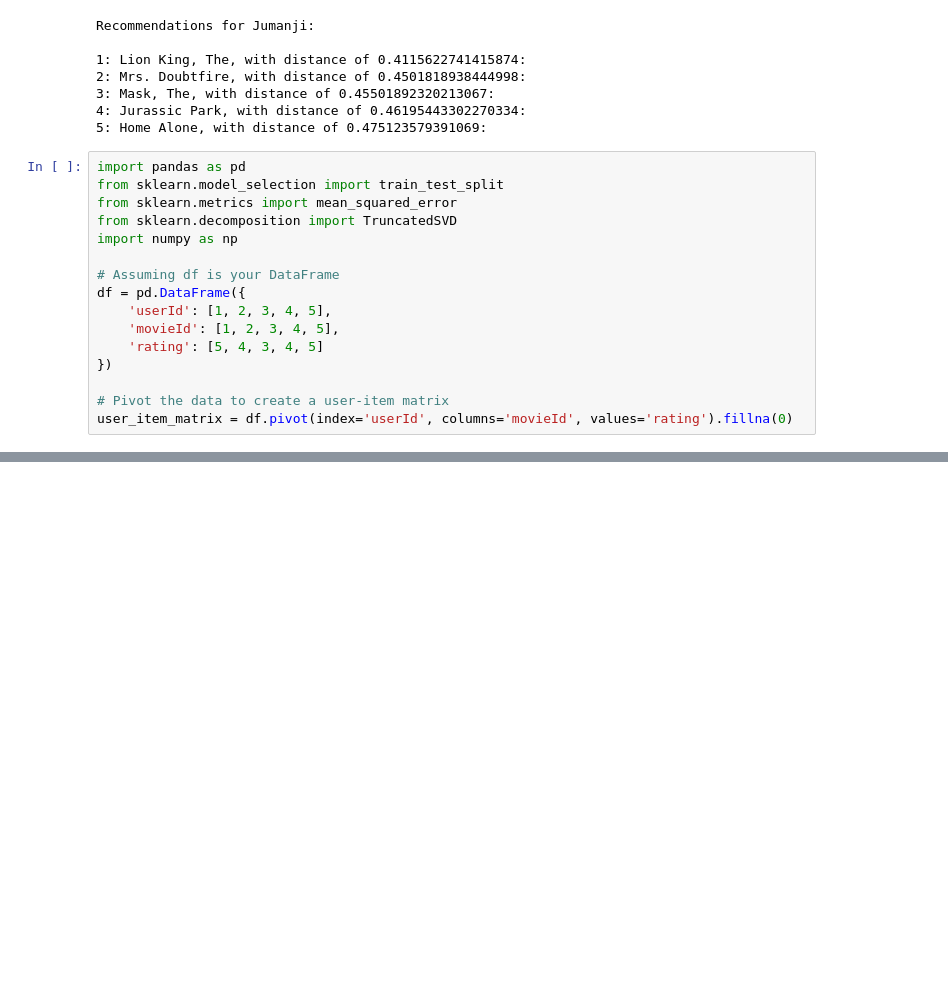
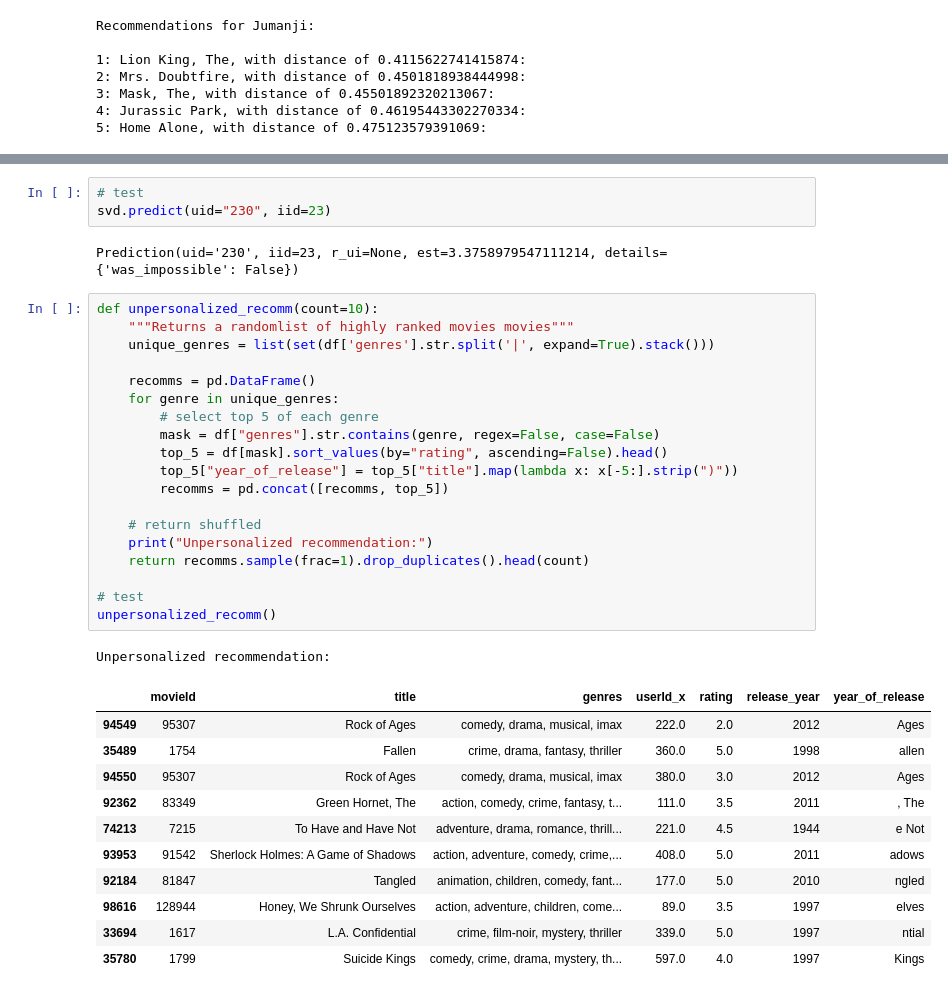
Before and after one commit to Allan-Kipkemei/Movie-Recommendation-System, a Jupyter notebook: Recommender.ipynb, the cells around one changed output, grey strips where cells are left out. Cells and saved outputs as stored; diff of their text form; blank space fills up the shorter version.

```diff
--- a/Recommender.ipynb
+++ b/Recommender.ipynb
@@ -1311,19 +1357,3 @@ Recommendations for Jumanji:
 3: Mask, The, with distance of 0.45501892320213067:
 4: Jurassic Park, with distance of 0.46195443302270334:
 5: Home Alone, with distance of 0.475123579391069:
-# %%
-import pandas as pd
-from sklearn.model_selection import train_test_split
-from sklearn.metrics import mean_squared_error
-from sklearn.decomposition import TruncatedSVD
-import numpy as np
-
-# Assuming df is your DataFrame
-df = pd.DataFrame({
-    'userId': [1, 2, 3, 4, 5],
-    'movieId': [1, 2, 3, 4, 5],
-    'rating': [5, 4, 3, 4, 5]
-})
-
-# Pivot the data to create a user-item matrix
-user_item_matrix = df.pivot(index='userId', columns='movieId', values='rating').fillna(0)
@@ -1447,0 +1567,37 @@ Arguments: (KeyError('title'),)
+# %%
+# test
+svd.predict(uid="230", iid=23)
+# %% [output]
+Prediction(uid='230', iid=23, r_ui=None, est=3.3758979547111214, details={'was_impossible': False})
+# %%
+def unpersonalized_recomm(count=10):
+    """Returns a randomlist of highly ranked movies movies"""
+    unique_genres = list(set(df['genres'].str.split('|', expand=True).stack()))
+
+    recomms = pd.DataFrame()
+    for genre in unique_genres:
+        # select top 5 of each genre
+        mask = df["genres"].str.contains(genre, regex=False, case=False)
+        top_5 = df[mask].sort_values(by="rating", ascending=False).head()
+        top_5["year_of_release"] = top_5["title"].map(lambda x: x[-5:].strip(")"))
+        recomms = pd.concat([recomms, top_5])
+
+    # return shuffled
+    print("Unpersonalized recommendation:")
+    return recomms.sample(frac=1).drop_duplicates().head(count)
+
+# test
+unpersonalized_recomm()
+# %% [output]
+Unpersonalized recommendation:
+|  | movieId | title | genres | userId_x | rating | release_year | year_of_release |
+| 94549 | 95307 | Rock of Ages | comedy, drama, musical, imax | 222.0 | 2.0 | 2012 | Ages |
+| 35489 | 1754 | Fallen | crime, drama, fantasy, thriller | 360.0 | 5.0 | 1998 | allen |
+| 94550 | 95307 | Rock of Ages | comedy, drama, musical, imax | 380.0 | 3.0 | 2012 | Ages |
+| 92362 | 83349 | Green Hornet, The | action, comedy, crime, fantasy, t... | 111.0 | 3.5 | 2011 | , The |
+| 74213 | 7215 | To Have and Have Not | adventure, drama, romance, thrill... | 221.0 | 4.5 | 1944 | e Not |
+| 93953 | 91542 | Sherlock Holmes: A Game of Shadows | action, adventure, comedy, crime,... | 408.0 | 5.0 | 2011 | adows |
+| 92184 | 81847 | Tangled | animation, children, comedy, fant... | 177.0 | 5.0 | 2010 | ngled |
+| 98616 | 128944 | Honey, We Shrunk Ourselves | action, adventure, children, come... | 89.0 | 3.5 | 1997 | elves |
+| 33694 | 1617 | L.A. Confidential | crime, film-noir, mystery, thriller | 339.0 | 5.0 | 1997 | ntial |
+| 35780 | 1799 | Suicide Kings | comedy, crime, drama, mystery, th... | 597.0 | 4.0 | 1997 | Kings |
```
Also changed, not shown: parts of 29 cells of this notebook, 11 other files.
